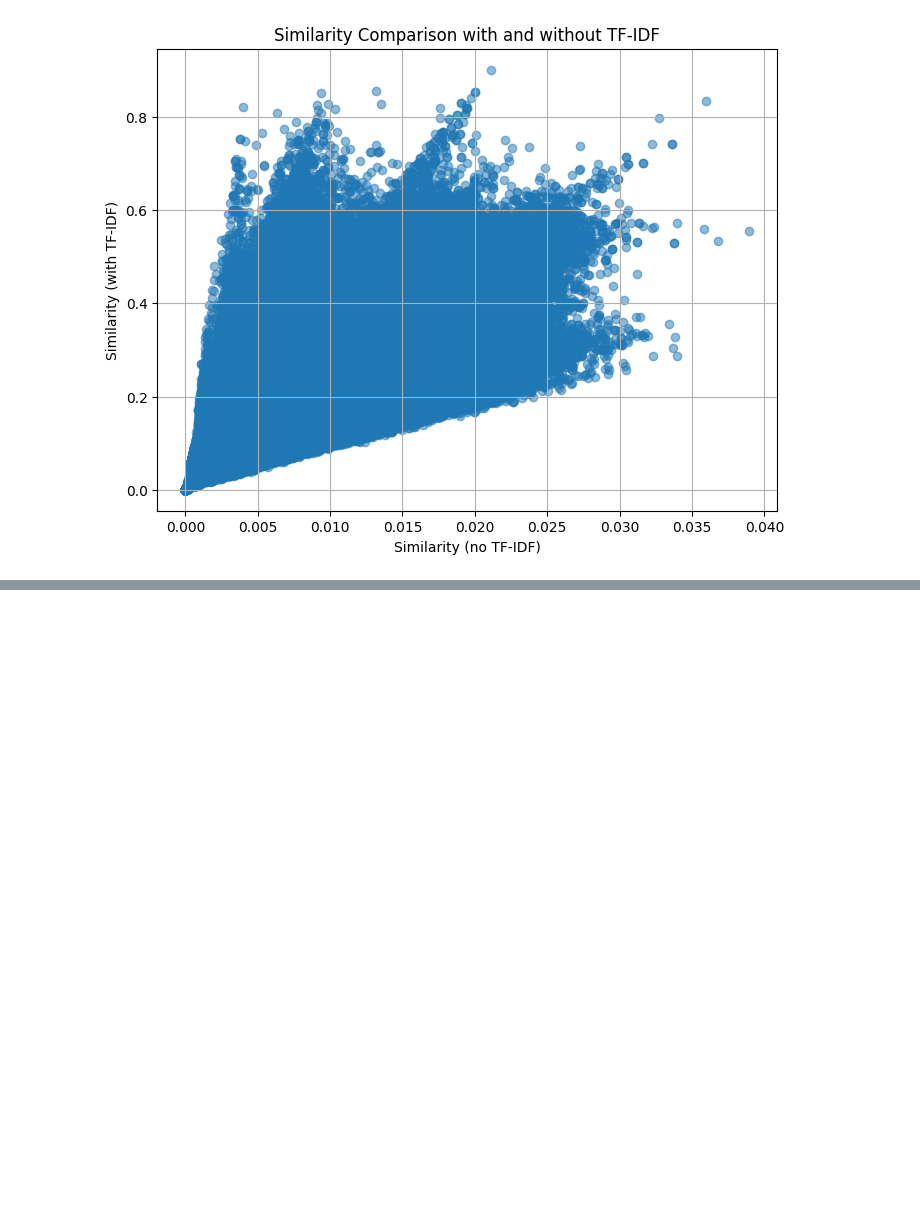
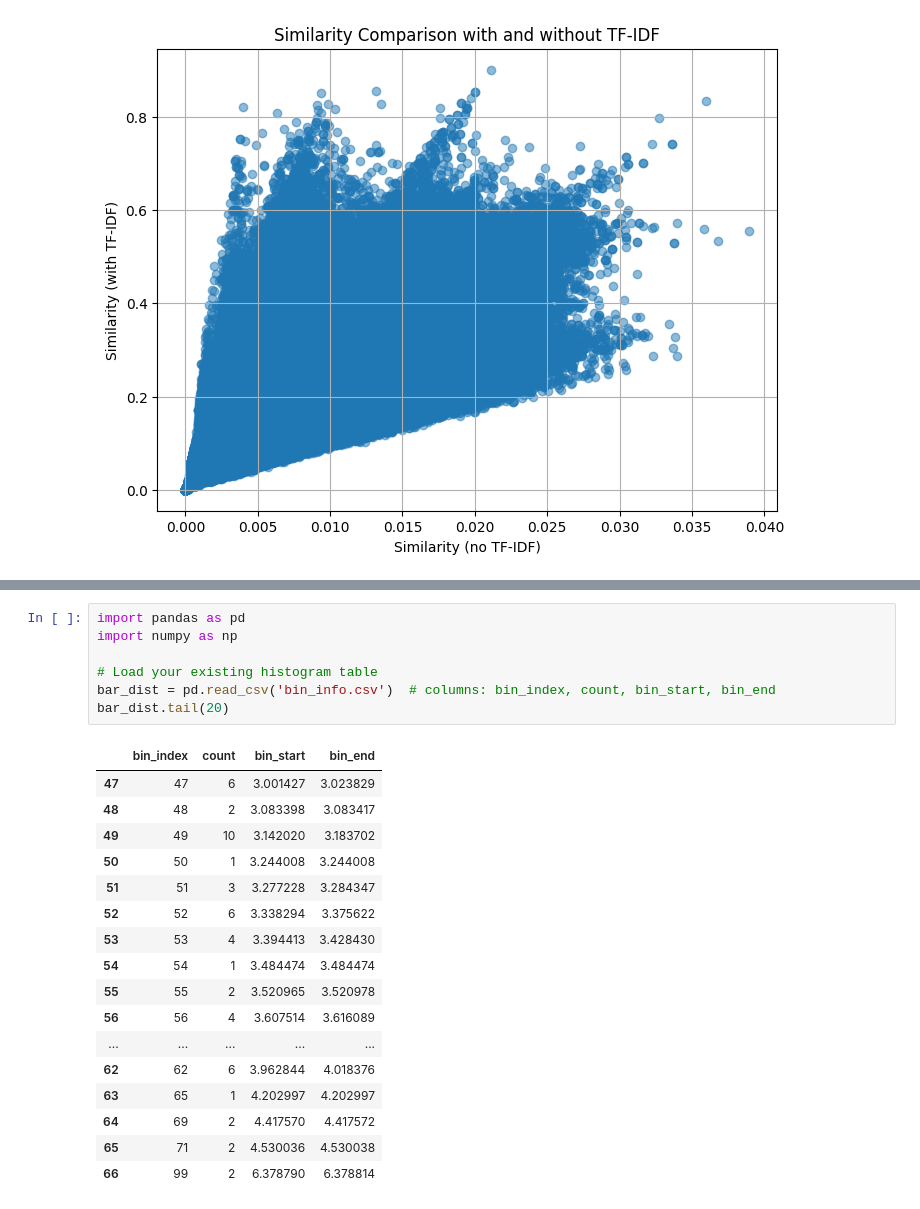
Before and after one commit to dangtom700/StudyApp_V2_May18_2024, a Jupyter notebook: scripts/main.ipynb, the cells around one changed output, grey strips where cells are left out. Drawn from its saved outputs; the diff is of its cells as text; blank space fills up the shorter version.

```diff
--- a/scripts/main.ipynb
+++ b/scripts/main.ipynb
@@ -186,0 +128,25 @@ plt.show()
+# %%
+import pandas as pd
+import numpy as np
+
+# Load your existing histogram table
+bar_dist = pd.read_csv('bin_info.csv')  # columns: bin_index, count, bin_start, bin_end
+bar_dist.tail(20)
+# %% [output]
+|  | bin_index | count | bin_start | bin_end |
+| 47 | 47 | 6 | 3.001427 | 3.023829 |
+| 48 | 48 | 2 | 3.083398 | 3.083417 |
+| 49 | 49 | 10 | 3.142020 | 3.183702 |
+| 50 | 50 | 1 | 3.244008 | 3.244008 |
+| 51 | 51 | 3 | 3.277228 | 3.284347 |
+| 52 | 52 | 6 | 3.338294 | 3.375622 |
+| 53 | 53 | 4 | 3.394413 | 3.428430 |
+| 54 | 54 | 1 | 3.484474 | 3.484474 |
+| 55 | 55 | 2 | 3.520965 | 3.520978 |
+| 56 | 56 | 4 | 3.607514 | 3.616089 |
+| ... | ... | ... | ... | ... |
+| 62 | 62 | 6 | 3.962844 | 4.018376 |
+| 63 | 65 | 1 | 4.202997 | 4.202997 |
+| 64 | 69 | 2 | 4.417570 | 4.417572 |
+| 65 | 71 | 2 | 4.530036 | 4.530038 |
+| 66 | 99 | 2 | 6.378790 | 6.378814 |
```
Also changed, not shown: parts of 7 cells of this notebook, 1 other file.
